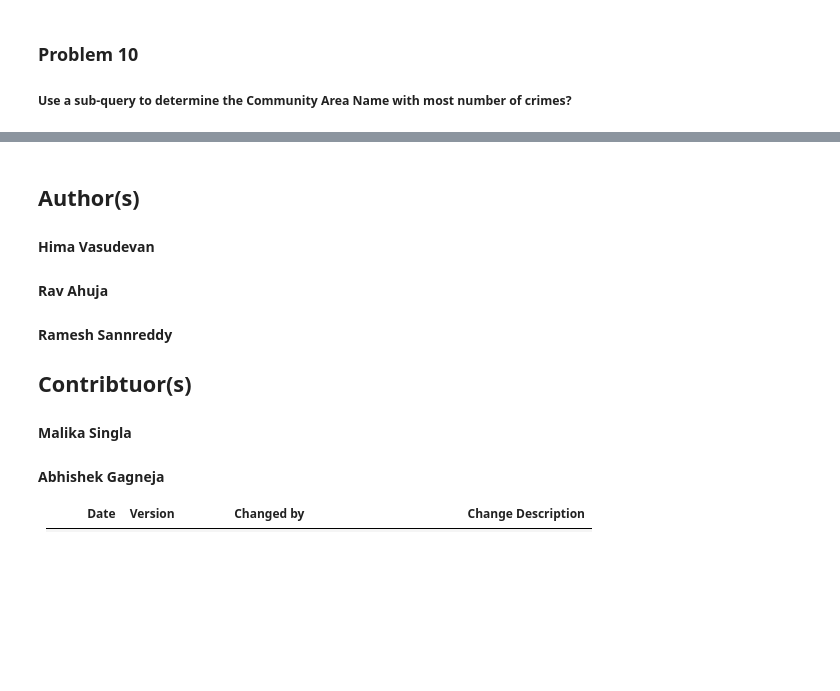
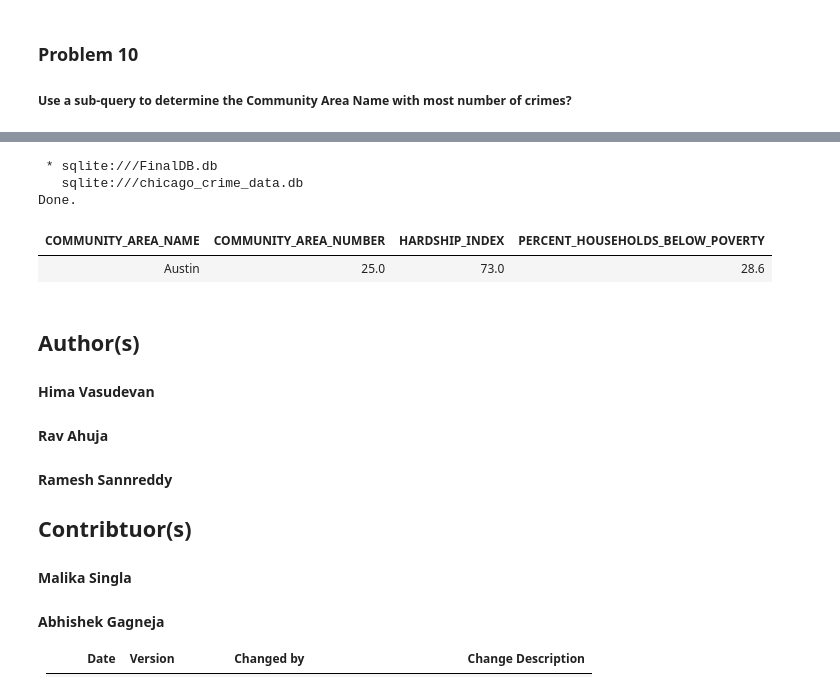
Before and after one commit to d-ili/AI_BootCamp, a Jupyter notebook: IBM Data Science Professional Certificate/Databases and SQL for Data Science with Python/Modul 5/Module5_final_project-Copy1.ipynb, the cells around one changed output, grey strips where cells are left out. Cells and saved outputs as stored; diff of their text form; code cells hidden in the pictures; blank space fills up the shorter version.

```diff
--- a/IBM Data Science Professional Certificate/Databases and SQL for Data Science with Python/Modul 5/Module5_final_project-Copy1.ipynb
+++ b/IBM Data Science Professional Certificate/Databases and SQL for Data Science with Python/Modul 5/Module5_final_project-Copy1.ipynb
@@ -302,3 +405,14 @@ Query for the 'community area number' that has most number of incidents
+# %%
+%%sql
+SELECT community_area_name, COMMUNITY_AREA_NUMBER, hardship_index, percent_households_below_poverty
+FROM ChicagoCensusData
+WHERE COMMUNITY_AREA_NUMBER = 25;
+# %% [output]
+ * sqlite:///FinalDB.db
+   sqlite:///chicago_crime_data.db
+Done.
+| COMMUNITY_AREA_NAME | COMMUNITY_AREA_NUMBER | HARDSHIP_INDEX | PERCENT_HOUSEHOLDS_BELOW_POVERTY |
+| Austin | 25.0 | 73.0 | 28.6 |
 # %% [markdown]
 ## Author(s)
 
```
Also changed, not shown: parts of 10 cells of this notebook, 8 other files.
